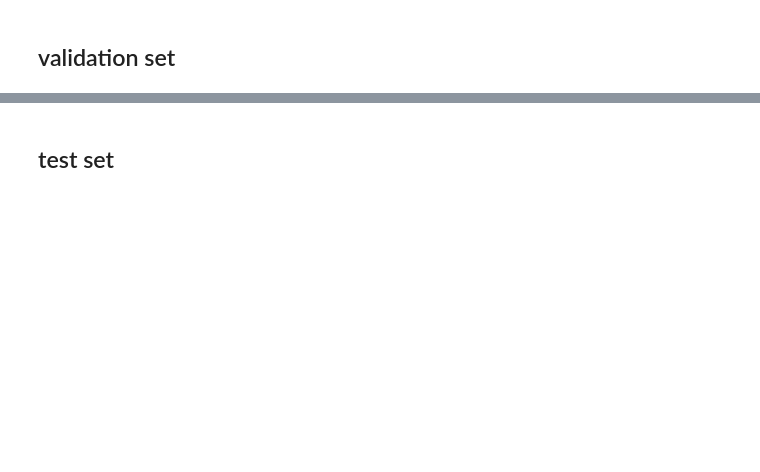
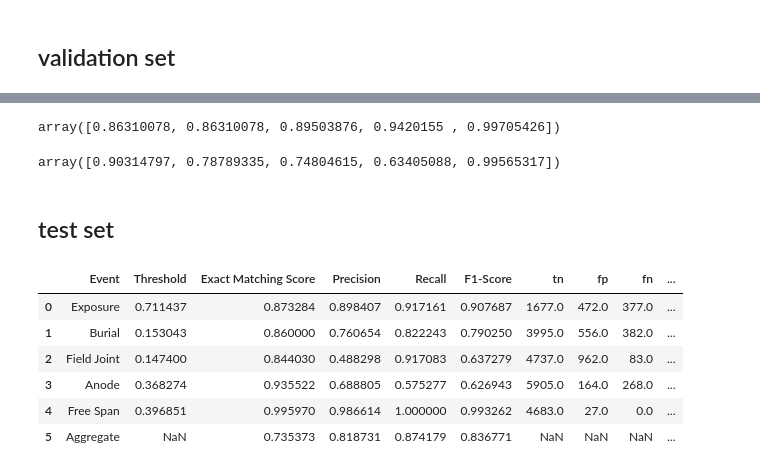
Before and after one commit to stamtron/thesis-second-dataset-extraction, a Jupyter notebook: 10-resnet2d-rolling.ipynb, the cells around one changed output, grey strips where cells are left out. Saved outputs shown, nothing was run; the diff lists cells and outputs as text; code cells hidden in the pictures; blank space fills up the shorter version.

```diff
--- a/10-resnet2d-rolling.ipynb
+++ b/10-resnet2d-rolling.ipynb
@@ -146,3 +231,11 @@ new_compute_metrics(y_tr, y_pr, thresholds, classes)
+# %%
+acc
+# %% [output]
+array([0.86310078, 0.86310078, 0.89503876, 0.9420155 , 0.99705426])
+# %%
+f1
+# %% [output]
+array([0.90314797, 0.78789335, 0.74804615, 0.63405088, 0.99565317])
 # %% [markdown]
 ## test set
 # %%
@@ -216,2 +313,12 @@ with torch.no_grad():
 # %%
-new_compute_metrics(y_tr, y_pr, thresholds, classes)
+result_test = new_compute_metrics(y_tr, y_pr, thresholds, classes)
+# %%
+result_test
+# %% [output]
+|  | Event | Threshold | Exact Matching Score | Precision | Recall | F1-Score | tn | fp | fn | ... |
+| 0 | Exposure | 0.711437 | 0.873284 | 0.898407 | 0.917161 | 0.907687 | 1677.0 | 472.0 | 377.0 | ... |
+| 1 | Burial | 0.153043 | 0.860000 | 0.760654 | 0.822243 | 0.790250 | 3995.0 | 556.0 | 382.0 | ... |
+| 2 | Field Joint | 0.147400 | 0.844030 | 0.488298 | 0.917083 | 0.637279 | 4737.0 | 962.0 | 83.0 | ... |
+| 3 | Anode | 0.368274 | 0.935522 | 0.688805 | 0.575277 | 0.626943 | 5905.0 | 164.0 | 268.0 | ... |
+| 4 | Free Span | 0.396851 | 0.995970 | 0.986614 | 1.000000 | 0.993262 | 4683.0 | 27.0 | 0.0 | ... |
+| 5 | Aggregate | NaN | 0.735373 | 0.818731 | 0.874179 | 0.836771 | NaN | NaN | NaN | ... |
```
Also changed, not shown: parts of 23 cells of this notebook, 8 other files.
